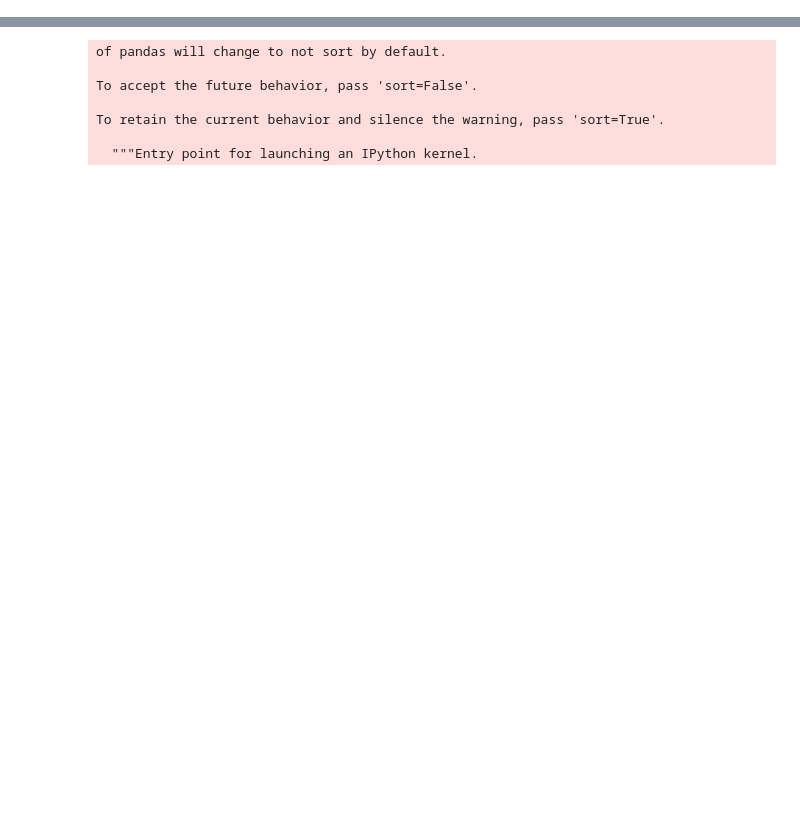
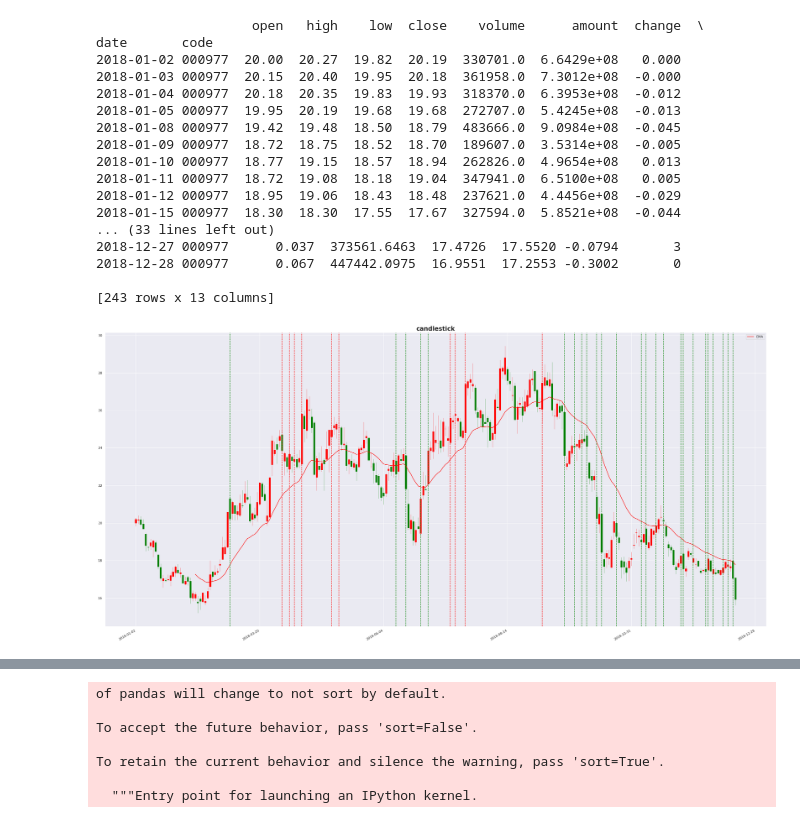
Before and after one commit to mildone/strategy, a Jupyter notebook: bt.ipynb, the cells around one changed output, grey strips where cells are left out. Cells and saved outputs as stored; diff of their text form; code cells hidden in the pictures; blank space fills up the shorter version.

```diff
--- a/bt.ipynb
+++ b/bt.ipynb
@@ -921,0 +1959,23 @@ if __name__=="__main__":
+# %%
+m15 = QA.QA_fetch_stock_day_adv('000977','2018-01-01','2019-01-01').data
+triNetv5(m15)
+PlotBySe(m15)
+# %% [output]
+                    open   high    low  close    volume      amount  change  \
+date       code
+2018-01-02 000977  20.00  20.27  19.82  20.19  330701.0  6.6429e+08   0.000
+2018-01-03 000977  20.15  20.40  19.95  20.18  361958.0  7.3012e+08  -0.000
+2018-01-04 000977  20.18  20.35  19.83  19.93  318370.0  6.3953e+08  -0.012
+2018-01-05 000977  19.95  20.19  19.68  19.68  272707.0  5.4245e+08  -0.013
+2018-01-08 000977  19.42  19.48  18.50  18.79  483666.0  9.0984e+08  -0.045
+2018-01-09 000977  18.72  18.75  18.52  18.70  189607.0  3.5314e+08  -0.005
+2018-01-10 000977  18.77  19.15  18.57  18.94  262826.0  4.9654e+08   0.013
+2018-01-11 000977  18.72  19.08  18.18  19.04  347941.0  6.5100e+08   0.005
+2018-01-12 000977  18.95  19.06  18.43  18.48  237621.0  4.4456e+08  -0.029
+2018-01-15 000977  18.30  18.30  17.55  17.67  327594.0  5.8521e+08  -0.044
+... (33 lines left out)
+2018-12-27 000977      0.037  373561.6463  17.4726  17.5520 -0.0794       3
+2018-12-28 000977      0.067  447442.0975  16.9551  17.2553 -0.3002       0
+
+[243 rows x 13 columns]
+[figure, added]
```
Also changed, not shown: parts of 19 cells of this notebook, 36 other files.
